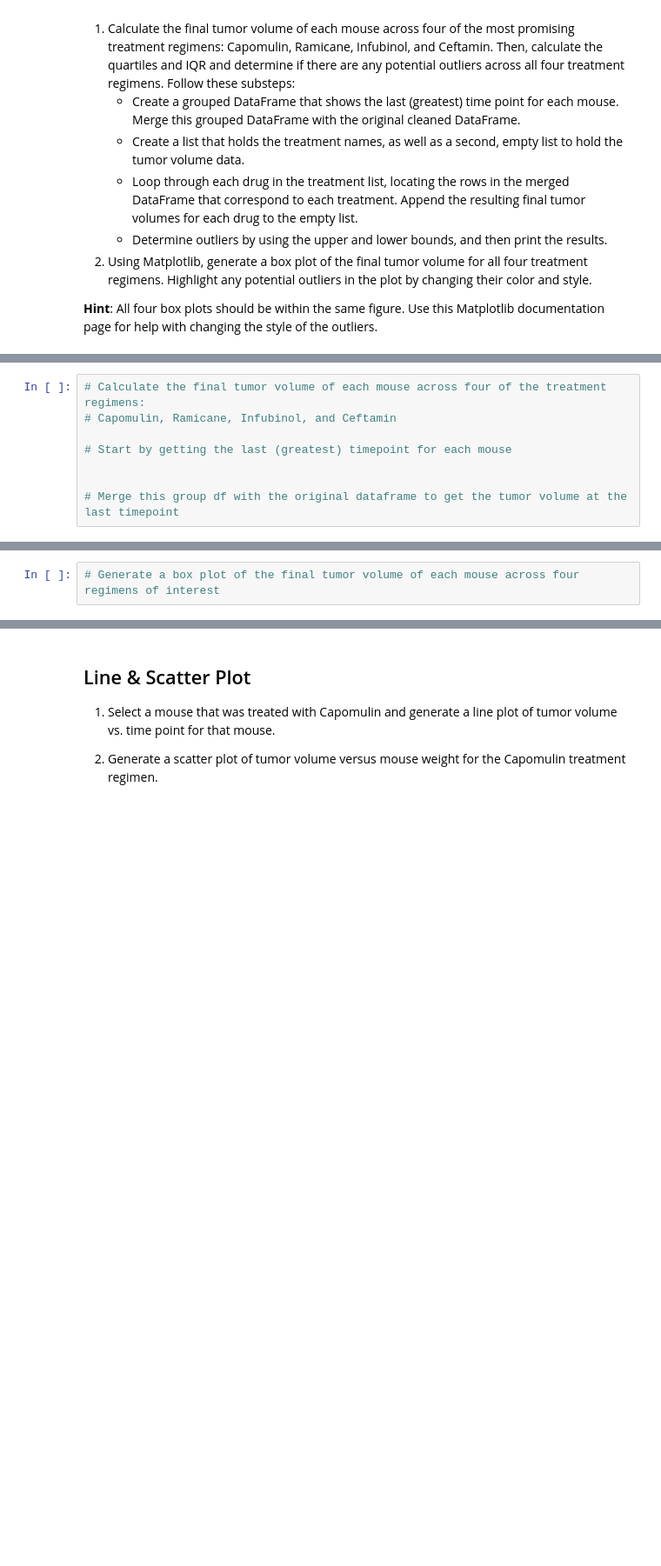
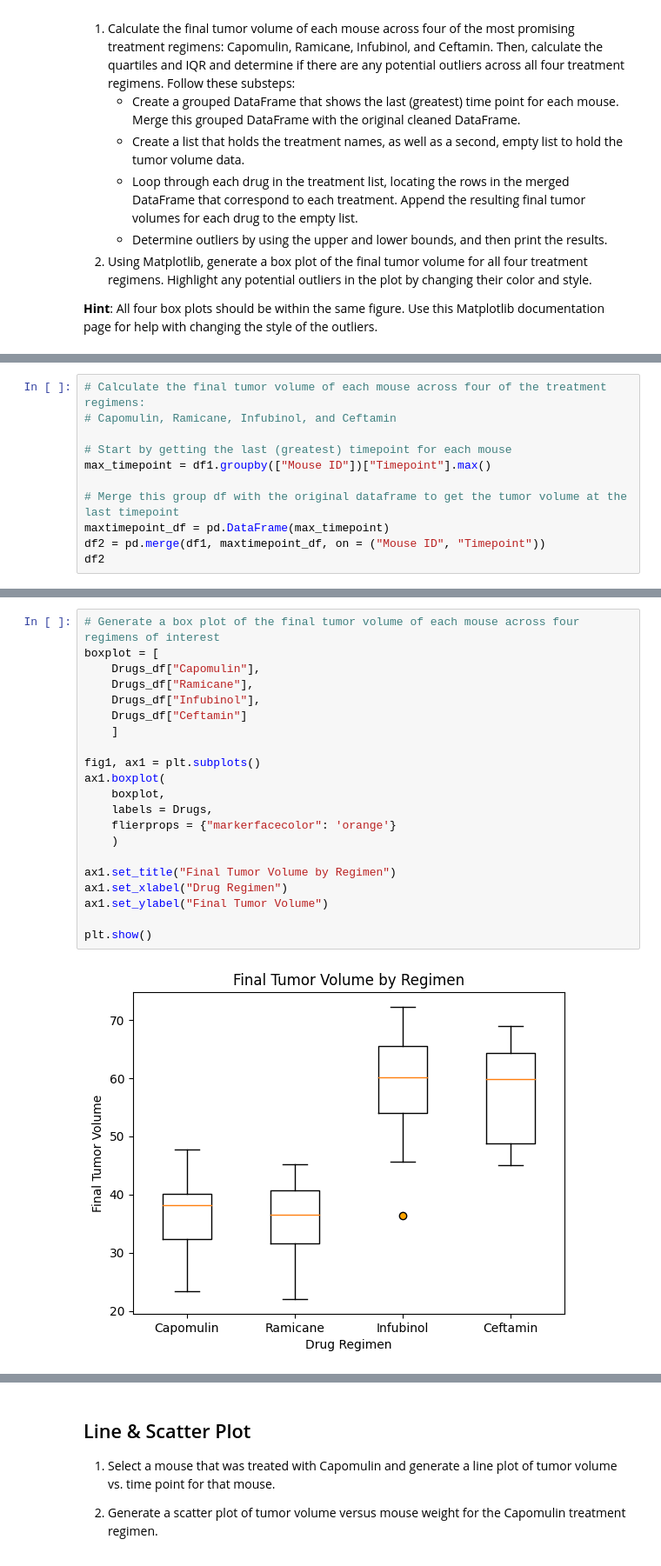
Before and after one commit to gw-sc/Matplotlib-challenge, a Jupyter notebook: Pymaceuticals/Pymaceuticals.ipynb, the cells around one changed output, grey strips where cells are left out. Shown at 87% size. Saved outputs shown, nothing was run; the diff lists cells and outputs as text; blank space fills up the shorter version.

```diff
--- a/Pymaceuticals/Pymaceuticals.ipynb
+++ b/Pymaceuticals/Pymaceuticals.ipynb
@@ -362,6 +317,9 @@ Name: Tumor Volume (mm3), dtype: float64
 # Capomulin, Ramicane, Infubinol, and Ceftamin
 
 # Start by getting the last (greatest) timepoint for each mouse
-
+max_timepoint = df1.groupby(["Mouse ID"])["Timepoint"].max()
 
 # Merge this group df with the original dataframe to get the tumor volume at the last timepoint
+maxtimepoint_df = pd.DataFrame(max_timepoint)
+df2 = pd.merge(df1, maxtimepoint_df, on = ("Mouse ID", "Timepoint"))
+df2
@@ -385,2 +409,23 @@ Name: Tumor Volume (mm3), dtype: float64
 # %%
 # Generate a box plot of the final tumor volume of each mouse across four regimens of interest
+boxplot = [
+    Drugs_df["Capomulin"],
+    Drugs_df["Ramicane"],
+    Drugs_df["Infubinol"],
+    Drugs_df["Ceftamin"]
+    ]
+
+fig1, ax1 = plt.subplots()
+ax1.boxplot(
+    boxplot,
+    labels = Drugs,
+    flierprops = {"markerfacecolor": 'orange'}
+    )
+
+ax1.set_title("Final Tumor Volume by Regimen")
+ax1.set_xlabel("Drug Regimen")
+ax1.set_ylabel("Final Tumor Volume")
+
+plt.show()
+# %% [output]
+[figure, added]
```
Also changed, not shown: parts of 22 cells of this notebook.
